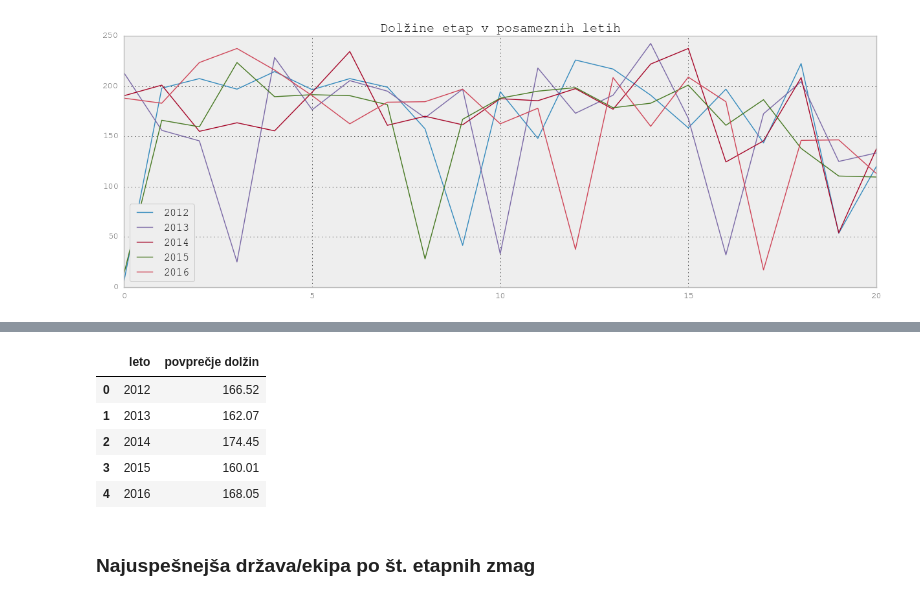
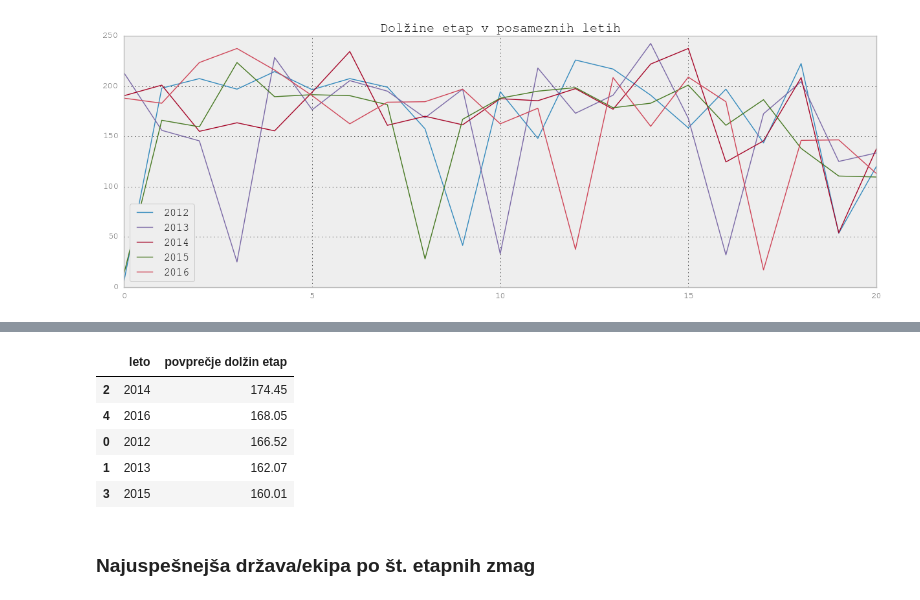
Before and after one commit to aeTS/Projekt-PRO1, a Jupyter notebook: Projekt_analiza_Tour.ipynb, the cells around one changed output, grey strips where cells are left out. Cells and saved outputs as stored; diff of their text form; code cells hidden in the pictures.

```diff
--- a/Projekt_analiza_Tour.ipynb
+++ b/Projekt_analiza_Tour.ipynb
@@ -222,14 +275,15 @@ D0.plot(title='Dolžine etap v posameznih letih')
 # %%
 po = et.groupby('leto', as_index=False).mean()[['leto', 'dolžina_etape']]
-po.columns = ['leto', 'povprečje dolžin']
-po.round(2)
+po.columns = ['leto', 'povprečje dolžin etap']
+po0 = po.sort_values('povprečje dolžin etap', ascending=False)
+po0.round(2)
 # %% [output]
-|  | leto | povprečje dolžin |
+|  | leto | povprečje dolžin etap |
+| 2 | 2014 | 174.45 |
+| 4 | 2016 | 168.05 |
 | 0 | 2012 | 166.52 |
 | 1 | 2013 | 162.07 |
-| 2 | 2014 | 174.45 |
 | 3 | 2015 | 160.01 |
-| 4 | 2016 | 168.05 |
 # %% [markdown]
 ### Najuspešnejša država/ekipa po št. etapnih zmag
 # %%
```
Also changed, not shown: parts of 14 cells of this notebook.
